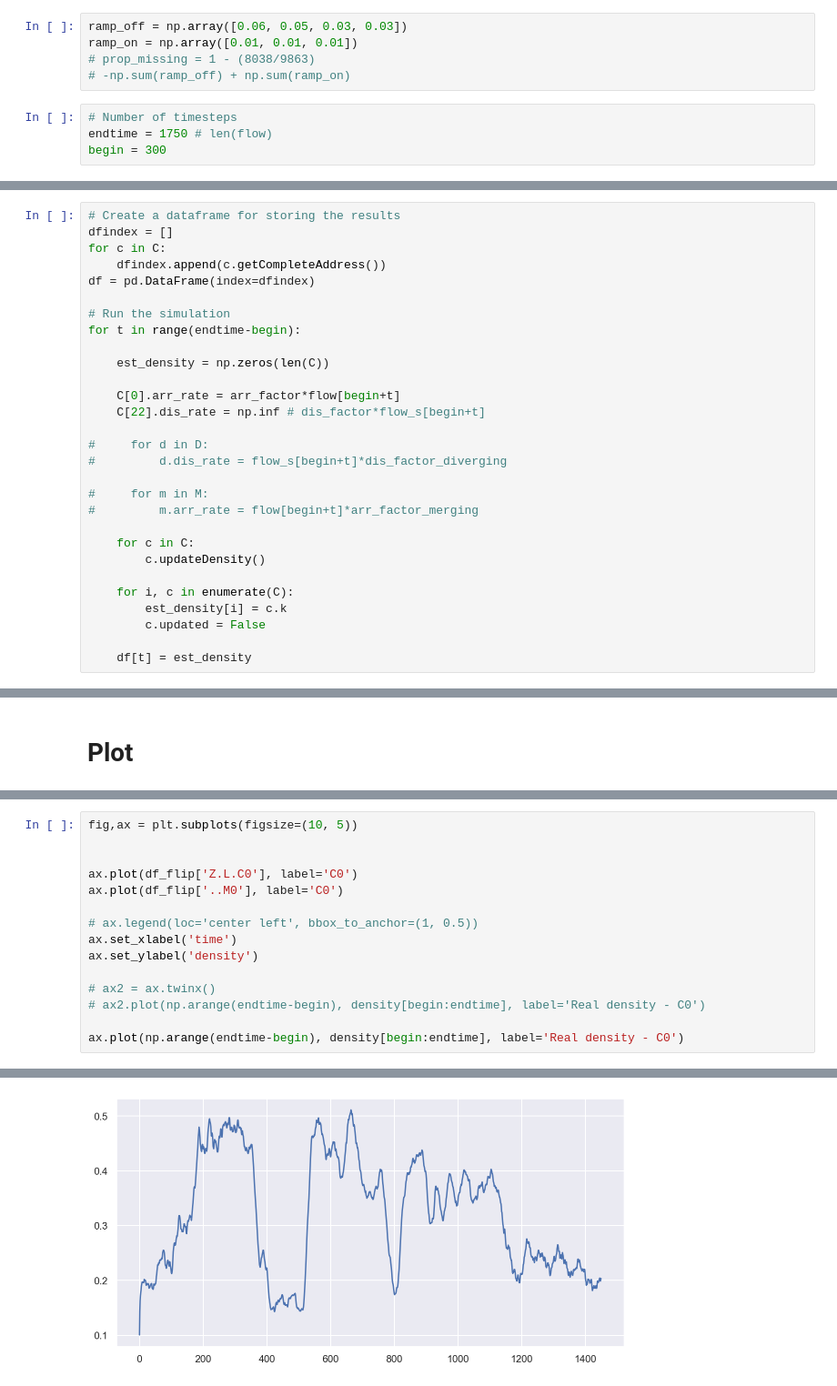
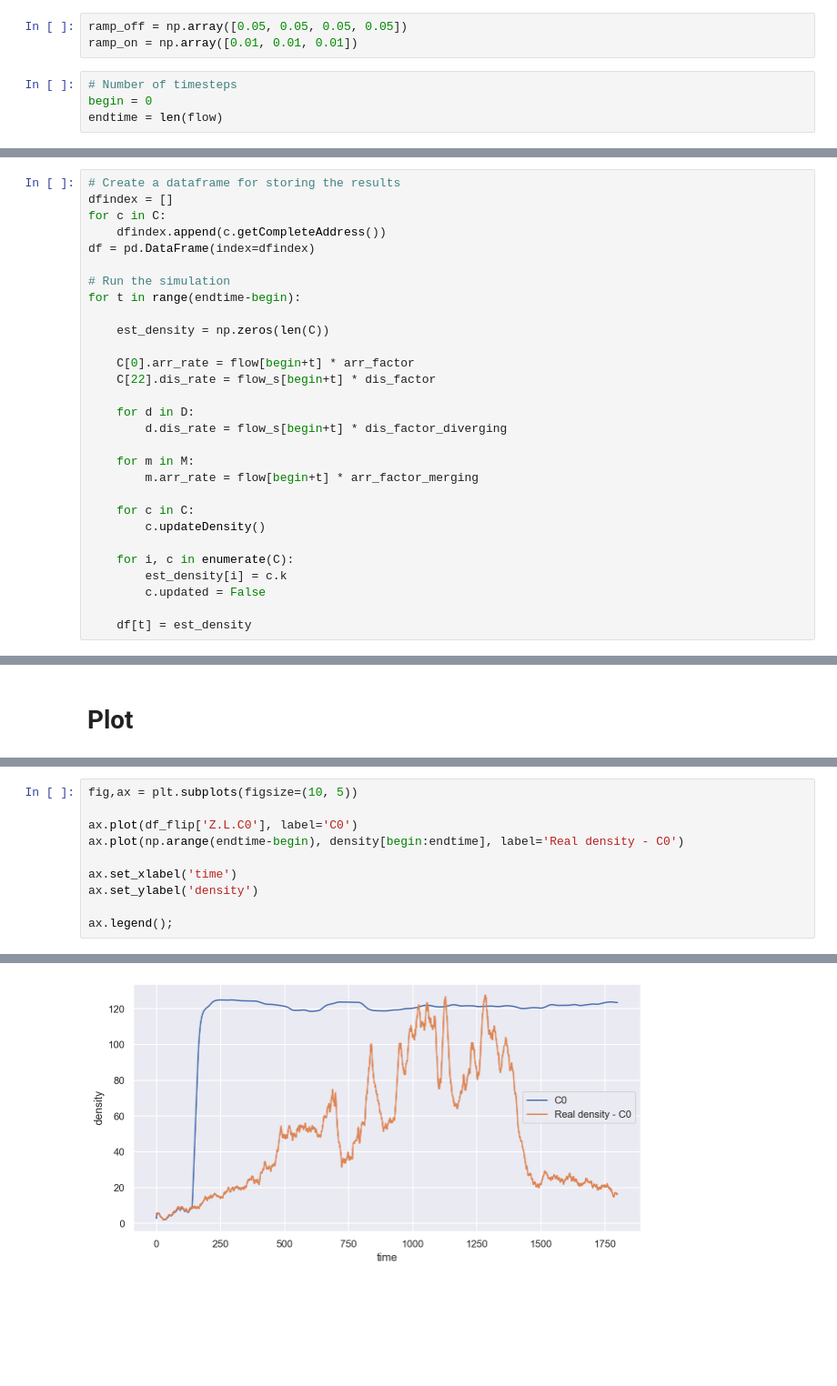
Before and after one commit to KazuichiroTaira/CTM, a Jupyter notebook: CTM model - version 2 with values for each cell and ramps1004.ipynb, the cells around one changed output, grey strips where cells are left out. Shown at 91% size. Drawn from its saved outputs; the diff is of its cells as text; blank space fills up the shorter version.

```diff
--- a/CTM model - version 2 with values for each cell and ramps1004.ipynb
+++ b/CTM model - version 2 with values for each cell and ramps1004.ipynb
@@ -644,14 +614,12 @@ qmax_onramp = qmax_first
 vf_onramp = 60
 w_onramp = w
 # %%
-ramp_off = np.array([0.06, 0.05, 0.03, 0.03])
+ramp_off = np.array([0.05, 0.05, 0.05, 0.05])
 ramp_on = np.array([0.01, 0.01, 0.01])
-# prop_missing = 1 - (8038/9863)
-# -np.sum(ramp_off) + np.sum(ramp_on)
 # %%
 # Number of timesteps
-endtime = 1750 # len(flow)
-begin = 300
+begin = 0
+endtime = len(flow)
 # %% [markdown]
 ## Cells
 # %%
@@ -751,14 +717,14 @@ for t in range(endtime-begin):
 
     est_density = np.zeros(len(C))
 
-    C[0].arr_rate = arr_factor*flow[begin+t]
-    C[22].dis_rate = np.inf # dis_factor*flow_s[begin+t]
+    C[0].arr_rate = flow[begin+t] * arr_factor
+    C[22].dis_rate = flow_s[begin+t] * dis_factor
 
-#     for d in D:
-#         d.dis_rate = flow_s[begin+t]*dis_factor_diverging
+    for d in D:
+        d.dis_rate = flow_s[begin+t] * dis_factor_diverging
 
-#     for m in M:
-#         m.arr_rate = flow[begin+t]*arr_factor_merging
+    for m in M:
+        m.arr_rate = flow[begin+t] * arr_factor_merging
 
     for c in C:
         c.updateDensity()
@@ -839,16 +791,11 @@ for i in range(n_cells):
 # %%
 fig,ax = plt.subplots(figsize=(10, 5))
 
+ax.plot(df_flip['Z.L.C0'], label='C0')
+ax.plot(np.arange(endtime-begin), density[begin:endtime], label='Real density - C0')
 
-ax.plot(df_flip['Z.L.C0'], label='C0')
-ax.plot(df_flip['..M0'], label='C0')
-
-# ax.legend(loc='center left', bbox_to_anchor=(1, 0.5))
 ax.set_xlabel('time')
 ax.set_ylabel('density')
 
-# ax2 = ax.twinx()
-# ax2.plot(np.arange(endtime-begin), density[begin:endtime], label='Real density - C0')
-
-ax.plot(np.arange(endtime-begin), density[begin:endtime], label='Real density - C0')
+ax.legend();
 # %% [output]
@@ -856 +802 @@ KeyError: '..M0'
-[figure, old version]
+[figure, new version]
```
Also changed, not shown: parts of 39 cells of this notebook, 1 other file.
